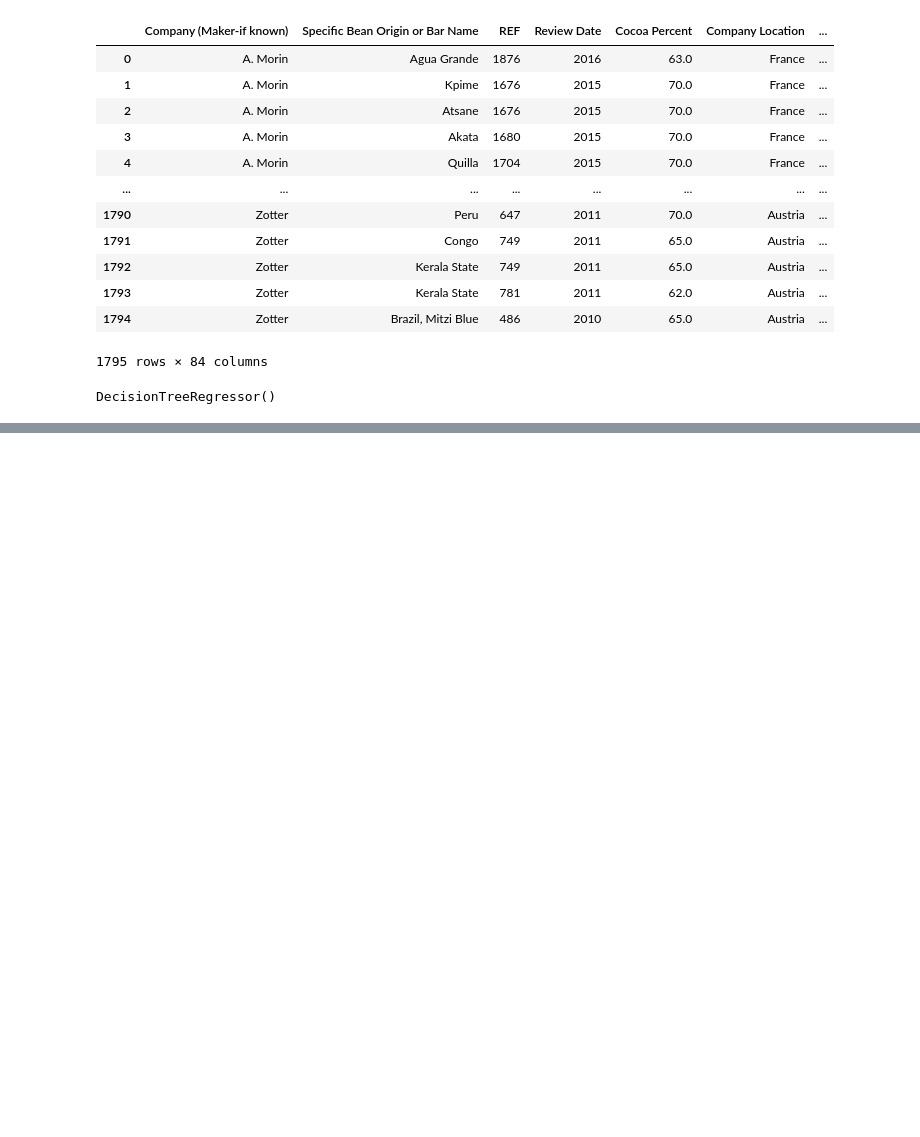
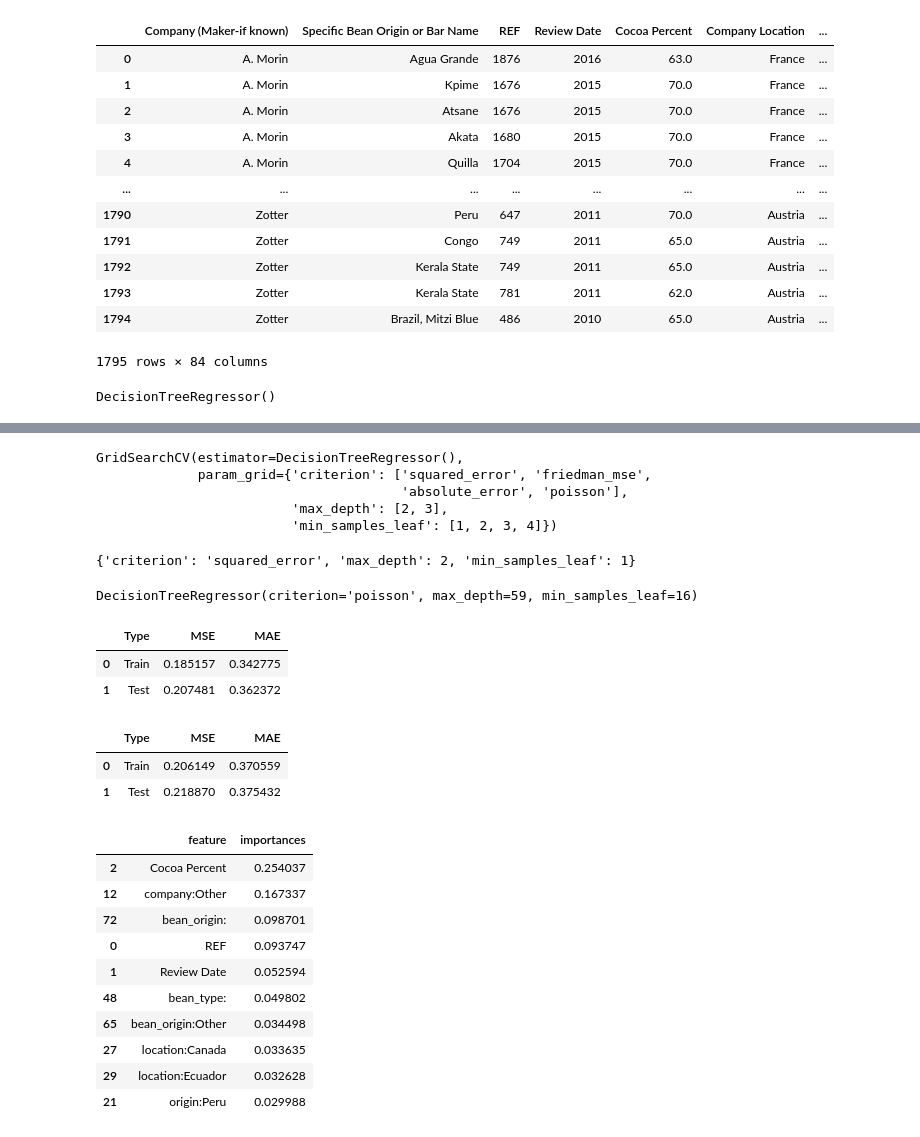
Before and after one commit to Grashch/Data-science, a Jupyter notebook: TreeRegressor.ipynb, the cells around one changed output, grey strips where cells are left out. Cells and saved outputs as stored; diff of their text form; code cells hidden in the pictures; blank space fills up the shorter version.

```diff
--- a/TreeRegressor.ipynb
+++ b/TreeRegressor.ipynb
@@ -178,0 +179,56 @@ get_score(tree)
+# %%
+from sklearn.model_selection import GridSearchCV
+
+grid = {'criterion' : ['squared_error', 'friedman_mse', 'absolute_error', 'poisson'],
+        'max_depth' : [2, 3],
+        'min_samples_leaf' : [1, 2, 3, 4]}
+
+search = GridSearchCV(tree, grid)
+search.fit(X_train, y_train)
+# %% [output]
+GridSearchCV(estimator=DecisionTreeRegressor(),
+             param_grid={'criterion': ['squared_error', 'friedman_mse',
+                                       'absolute_error', 'poisson'],
+                         'max_depth': [2, 3],
+                         'min_samples_leaf': [1, 2, 3, 4]})
+# %%
+search.best_params_
+# %% [output]
+{'criterion': 'squared_error', 'max_depth': 2, 'min_samples_leaf': 1}
+# %%
+search.best_estimator_
+# %% [output]
+DecisionTreeRegressor(criterion='poisson', max_depth=59, min_samples_leaf=16)
+# %%
+tree_search = DecisionTreeRegressor(criterion='friedman_mse', max_depth=50,
+                                    min_samples_leaf=20, splitter='random')
+tree_search.fit(X_train, y_train)
+get_score(tree_search)
+# %% [output]
+|  | Type | MSE | MAE |
+| 0 | Train | 0.185157 | 0.342775 |
+| 1 | Test | 0.207481 | 0.362372 |
+# %%
+tree_search1 = DecisionTreeRegressor(**search.best_params_)
+tree_search1.fit(X_train, y_train)
+get_score(tree_search1)
+# %% [output]
+|  | Type | MSE | MAE |
+| 0 | Train | 0.206149 | 0.370559 |
+| 1 | Test | 0.218870 | 0.375432 |
+# %%
+pd.DataFrame({'feature': features,
+              'importances': tree_search.feature_importances_
+              }).sort_values('importances', ascending=False).iloc[:10]
+# %% [output]
+|  | feature | importances |
+| 2 | Cocoa Percent | 0.254037 |
+| 12 | company:Other | 0.167337 |
+| 72 | bean_origin: | 0.098701 |
+| 0 | REF | 0.093747 |
+| 1 | Review Date | 0.052594 |
+| 48 | bean_type: | 0.049802 |
+| 65 | bean_origin:Other | 0.034498 |
+| 27 | location:Canada | 0.033635 |
+| 29 | location:Ecuador | 0.032628 |
+| 21 | origin:Peru | 0.029988 |
```
Also changed, not shown: parts of 2 cells of this notebook.
